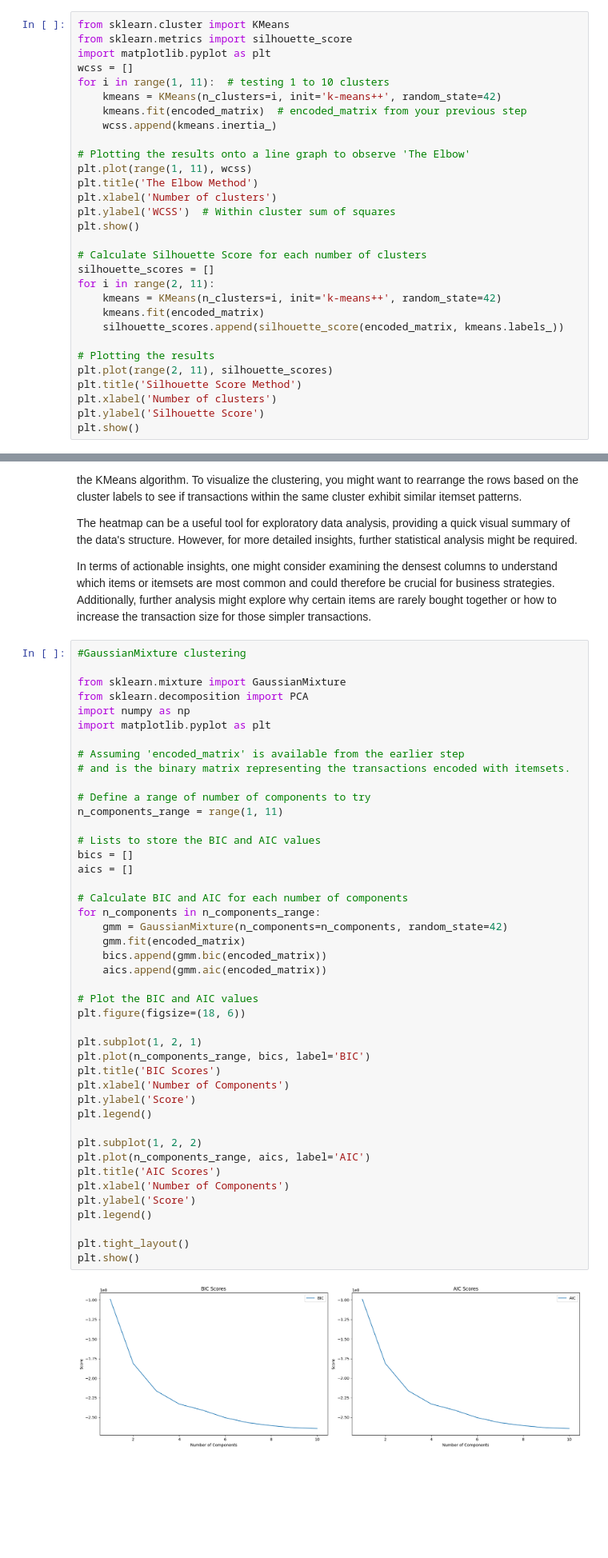
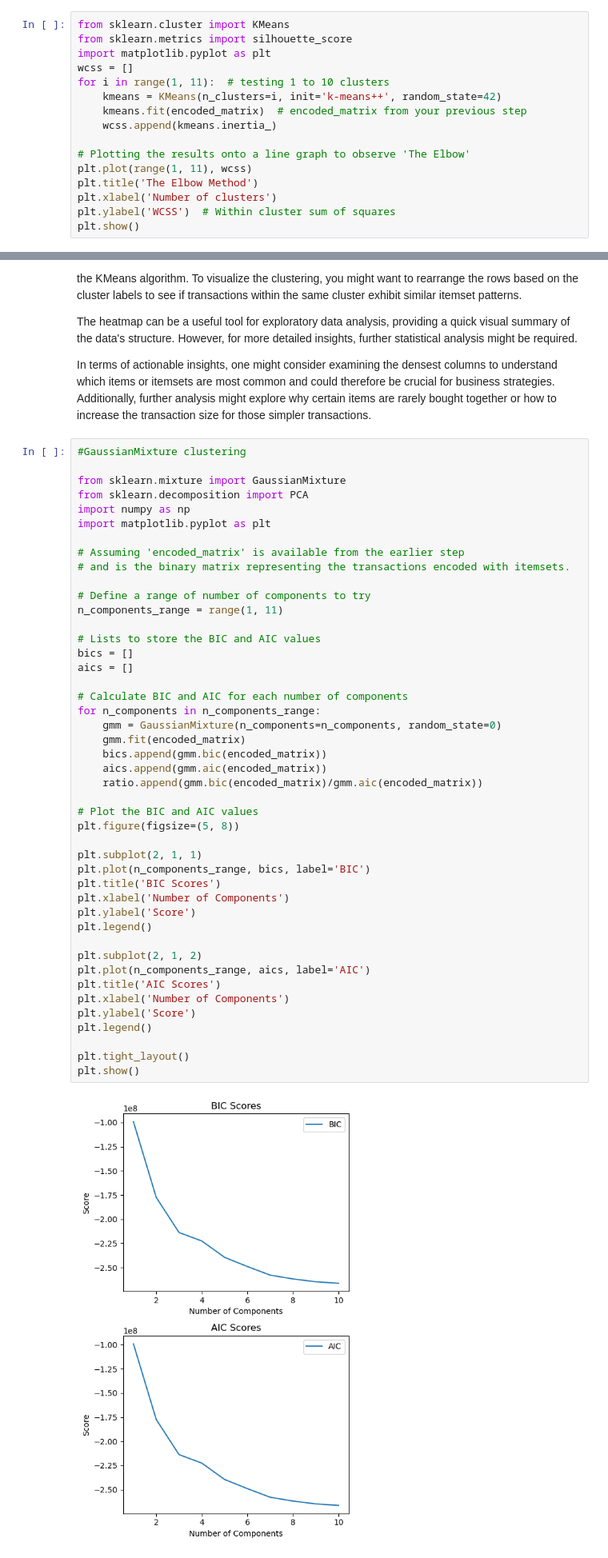
Before and after one commit to ruizhiwang11/assignment2__cz4032, a Jupyter notebook: Par3Part4.ipynb, the cells around one changed output, grey strips where cells are left out. Shown: that part at 80% size. Saved outputs shown, nothing was run; the diff lists cells and outputs as text; blank space fills up the shorter version.

```diff
--- a/Par3Part4.ipynb
+++ b/Par3Part4.ipynb
@@ -113,18 +113,4 @@ plt.title('The Elbow Method')
 plt.xlabel('Number of clusters')
 plt.ylabel('WCSS')  # Within cluster sum of squares
 plt.show()
-
-# Calculate Silhouette Score for each number of clusters
-silhouette_scores = []
-for i in range(2, 11):
-    kmeans = KMeans(n_clusters=i, init='k-means++', random_state=42)
-    kmeans.fit(encoded_matrix)
-    silhouette_scores.append(silhouette_score(encoded_matrix, kmeans.labels_))
-
-# Plotting the results
-plt.plot(range(2, 11), silhouette_scores)
-plt.title('Silhouette Score Method')
-plt.xlabel('Number of clusters')
-plt.ylabel('Silhouette Score')
-plt.show()
 # %% [output]
@@ -246,38 +231,39 @@ import matplotlib.pyplot as plt
 # Define a range of number of components to try
 n_components_range = range(1, 11)
 
 # Lists to store the BIC and AIC values
 bics = []
 aics = []
 
 # Calculate BIC and AIC for each number of components
 for n_components in n_components_range:
-    gmm = GaussianMixture(n_components=n_components, random_state=42)
+    gmm = GaussianMixture(n_components=n_components, random_state=0)
     gmm.fit(encoded_matrix)
     bics.append(gmm.bic(encoded_matrix))
     aics.append(gmm.aic(encoded_matrix))
+    ratio.append(gmm.bic(encoded_matrix)/gmm.aic(encoded_matrix))
 
 # Plot the BIC and AIC values
-plt.figure(figsize=(18, 6))
+plt.figure(figsize=(5, 8))
 
-plt.subplot(1, 2, 1)
+plt.subplot(2, 1, 1)
 plt.plot(n_components_range, bics, label='BIC')
 plt.title('BIC Scores')
 plt.xlabel('Number of Components')
 plt.ylabel('Score')
 plt.legend()
 
-plt.subplot(1, 2, 2)
+plt.subplot(2, 1, 2)
 plt.plot(n_components_range, aics, label='AIC')
 plt.title('AIC Scores')
 plt.xlabel('Number of Components')
 plt.ylabel('Score')
 plt.legend()
 
 plt.tight_layout()
 plt.show()
 # %% [output]
-[figure, old version]
+[figure, new version]
 # %% [markdown]
 
 The plots you've provided for the Bayesian Information Criterion (BIC) and Akaike Information Criterion (AIC) both show a similar trend: the scores decrease as the number of components increases, without a clear "elbow" or leveling-off point which would indicate an optimal number of clusters.
```
Also changed, not shown: parts of 8 cells of this notebook.
